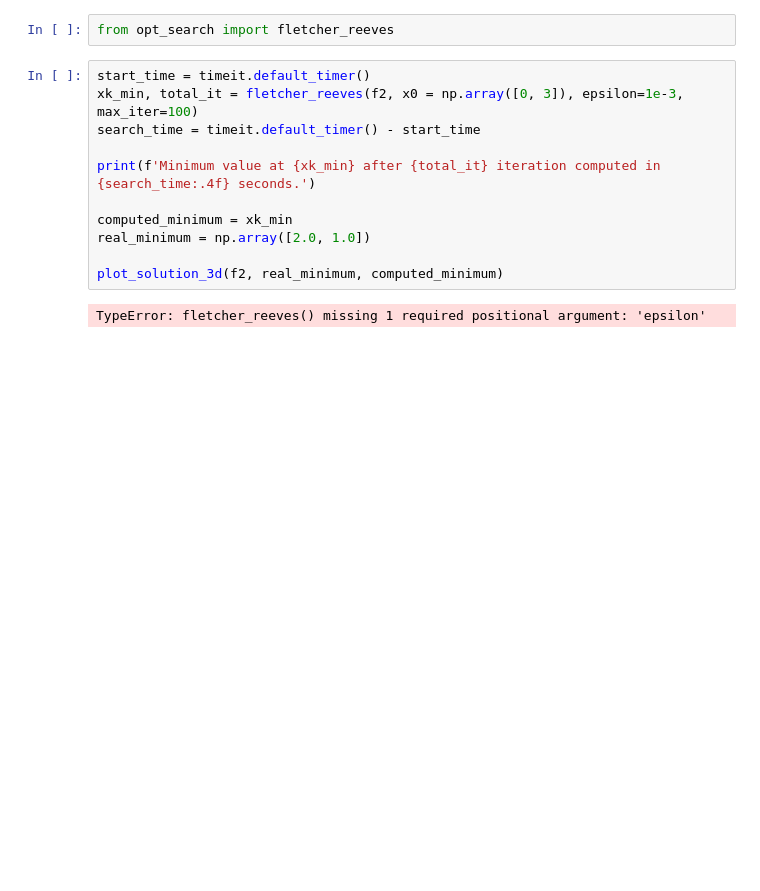
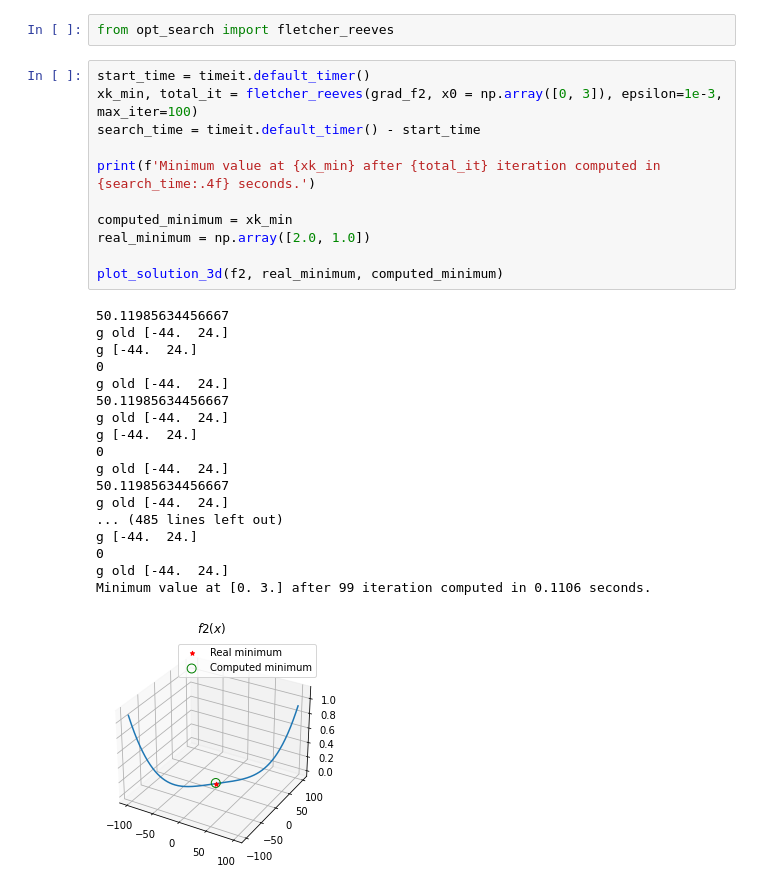
Before and after one commit to glorelvalle/mucd-mg, a Jupyter notebook: opt/p1/opt_search.ipynb, the cells around one changed output. Cells and saved outputs as stored; diff of their text form; blank space fills up the shorter version.

Commit message:
fletcher reeves working

```diff
--- a/opt/p1/opt_search.ipynb
+++ b/opt/p1/opt_search.ipynb
@@ -198,14 +204,31 @@ Minimum value at [1.98843447 0.99421724] after 56 iteration computed in 0.0025 s
 from opt_search import fletcher_reeves
 # %%
 start_time = timeit.default_timer()
-xk_min, total_it = fletcher_reeves(f2, x0 = np.array([0, 3]), epsilon=1e-3, max_iter=100)
+xk_min, total_it = fletcher_reeves(grad_f2, x0 = np.array([0, 3]), epsilon=1e-3, max_iter=100)
 search_time = timeit.default_timer() - start_time
 
 print(f'Minimum value at {xk_min} after {total_it} iteration computed in {search_time:.4f} seconds.')
 
 computed_minimum = xk_min
 real_minimum = np.array([2.0, 1.0])
 
 plot_solution_3d(f2, real_minimum, computed_minimum)
 # %% [output]
-TypeError: fletcher_reeves() missing 1 required positional argument: 'epsilon'
+50.11985634456667
+g old [-44.  24.]
+g [-44.  24.]
+0
+g old [-44.  24.]
+50.11985634456667
+g old [-44.  24.]
+g [-44.  24.]
+0
+g old [-44.  24.]
+50.11985634456667
+g old [-44.  24.]
+... (485 lines left out)
+g [-44.  24.]
+0
+g old [-44.  24.]
+Minimum value at [0. 3.] after 99 iteration computed in 0.1106 seconds.
+[figure, added]
```
Also changed, not shown: parts of 3 cells of this notebook, 1 other file.
